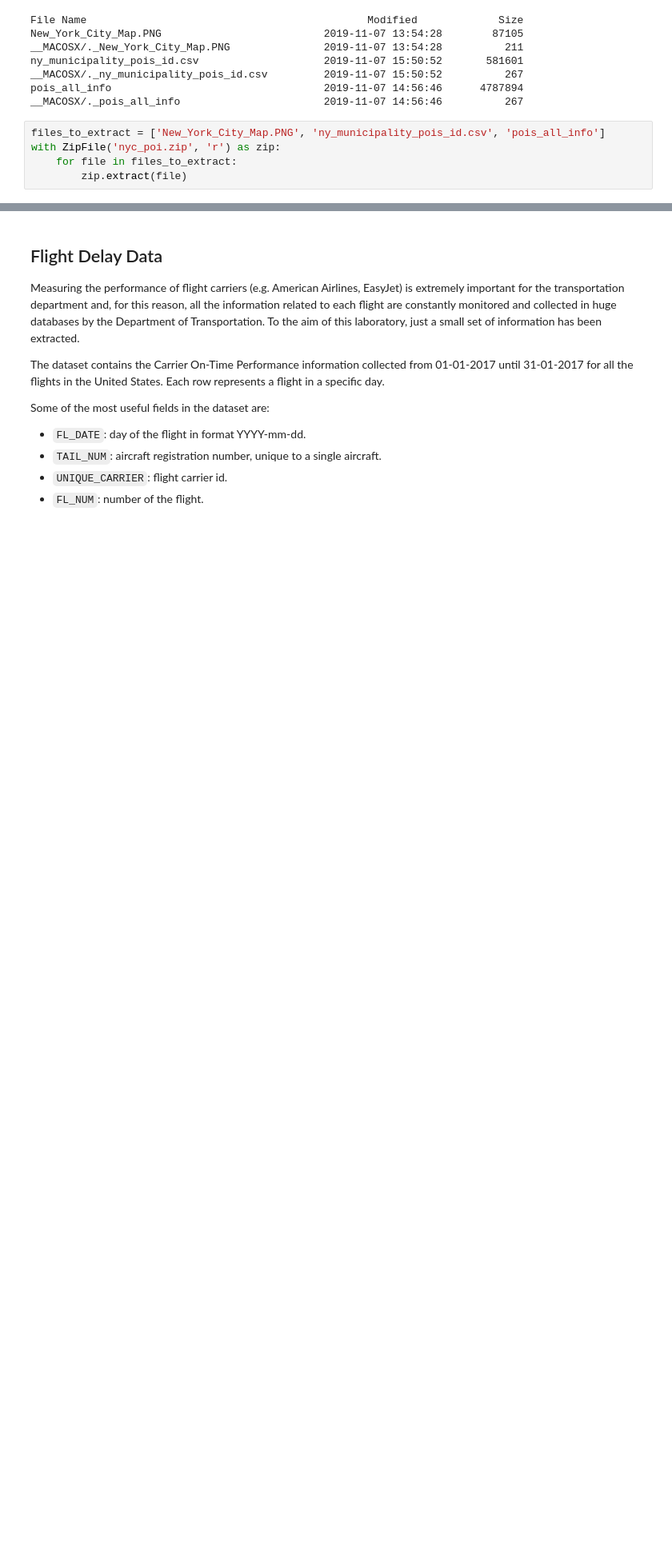
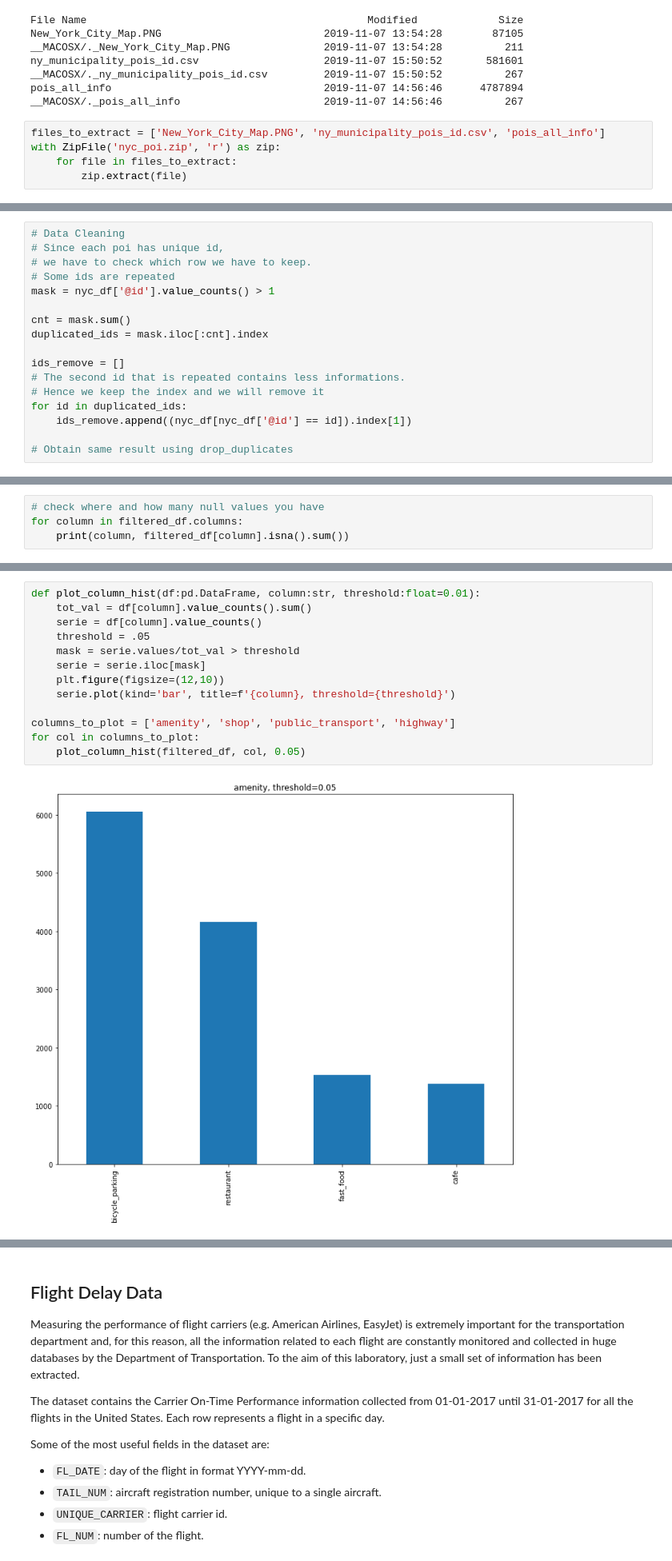
Before and after one commit to notlosca/data-science-lab, a Jupyter notebook: laboratories/lab_05/lab_05.ipynb, the cells around one changed output, grey strips where cells are left out. Shown at 80% size. Saved outputs shown, nothing was run; the diff lists cells and outputs as text; blank space fills up the shorter version.

```diff
--- a/laboratories/lab_05/lab_05.ipynb
+++ b/laboratories/lab_05/lab_05.ipynb
@@ -49,0 +76,17 @@ nyc_df = pd.read_csv('pois_all_info', sep='\t')
+# %%
+# Data Cleaning
+# Since each poi has unique id,
+# we have to check which row we have to keep.
+# Some ids are repeated
+mask = nyc_df['@id'].value_counts() > 1
+
+cnt = mask.sum()
+duplicated_ids = mask.iloc[:cnt].index
+
+ids_remove = []
+# The second id that is repeated contains less informations.
+# Hence we keep the index and we will remove it
+for id in duplicated_ids:
+    ids_remove.append((nyc_df[nyc_df['@id'] == id]).index[1])
+
+# Obtain same result using drop_duplicates
@@ -58,0 +132,4 @@ nyc_df.head()
+# %%
+# check where and how many null values you have
+for column in filtered_df.columns:
+    print(column, filtered_df[column].isna().sum())
@@ -58,0 +145,15 @@ nyc_df.head()
+# %%
+def plot_column_hist(df:pd.DataFrame, column:str, threshold:float=0.01):
+    tot_val = df[column].value_counts().sum()
+    serie = df[column].value_counts()
+    threshold = .05
+    mask = serie.values/tot_val > threshold
+    serie = serie.iloc[mask]
+    plt.figure(figsize=(12,10))
+    serie.plot(kind='bar', title=f'{column}, threshold={threshold}')
+
+columns_to_plot = ['amenity', 'shop', 'public_transport', 'highway']
+for col in columns_to_plot:
+    plot_column_hist(filtered_df, col, 0.05)
+# %% [output]
+[figure, added]
```
Also changed, not shown: parts of 10 cells of this notebook.
